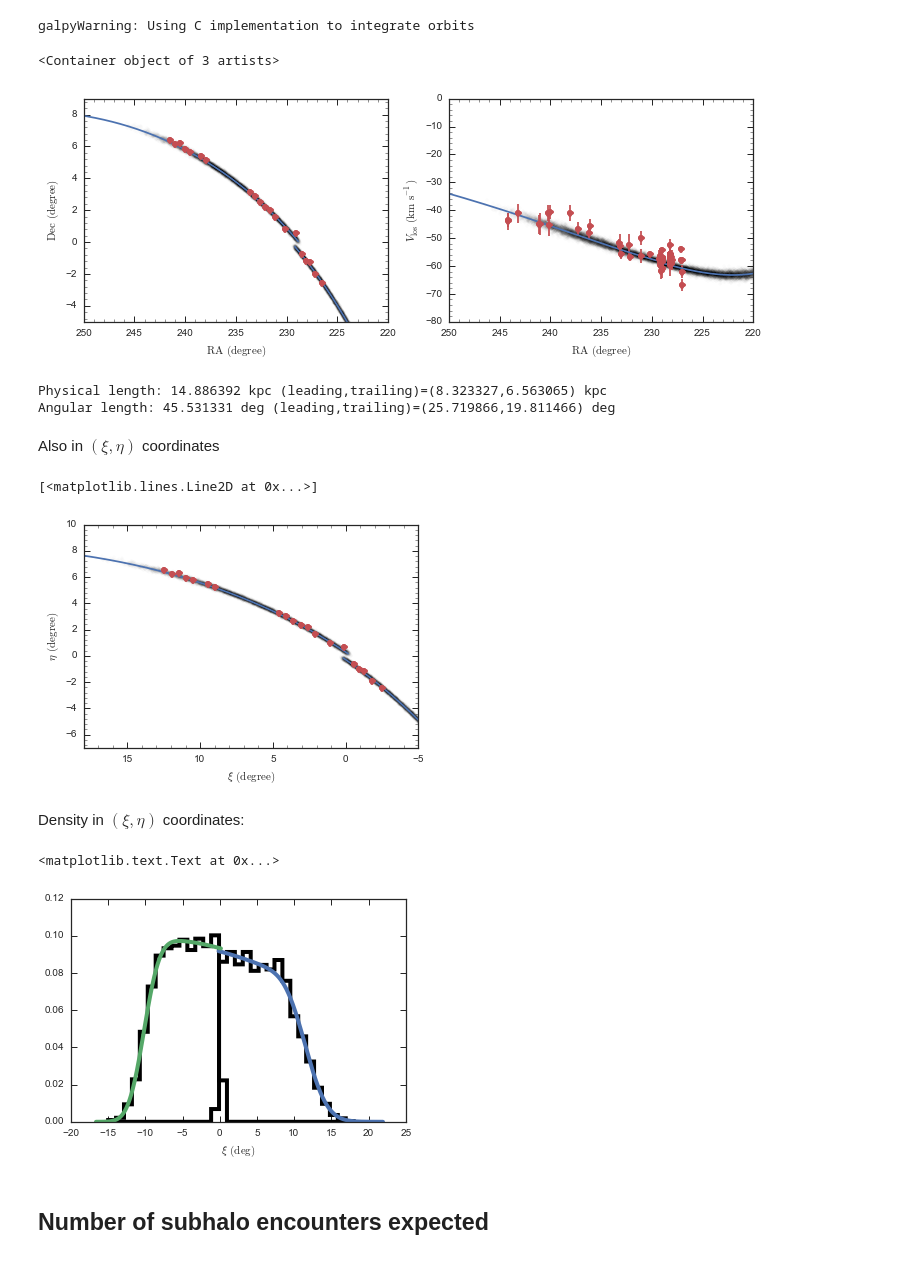
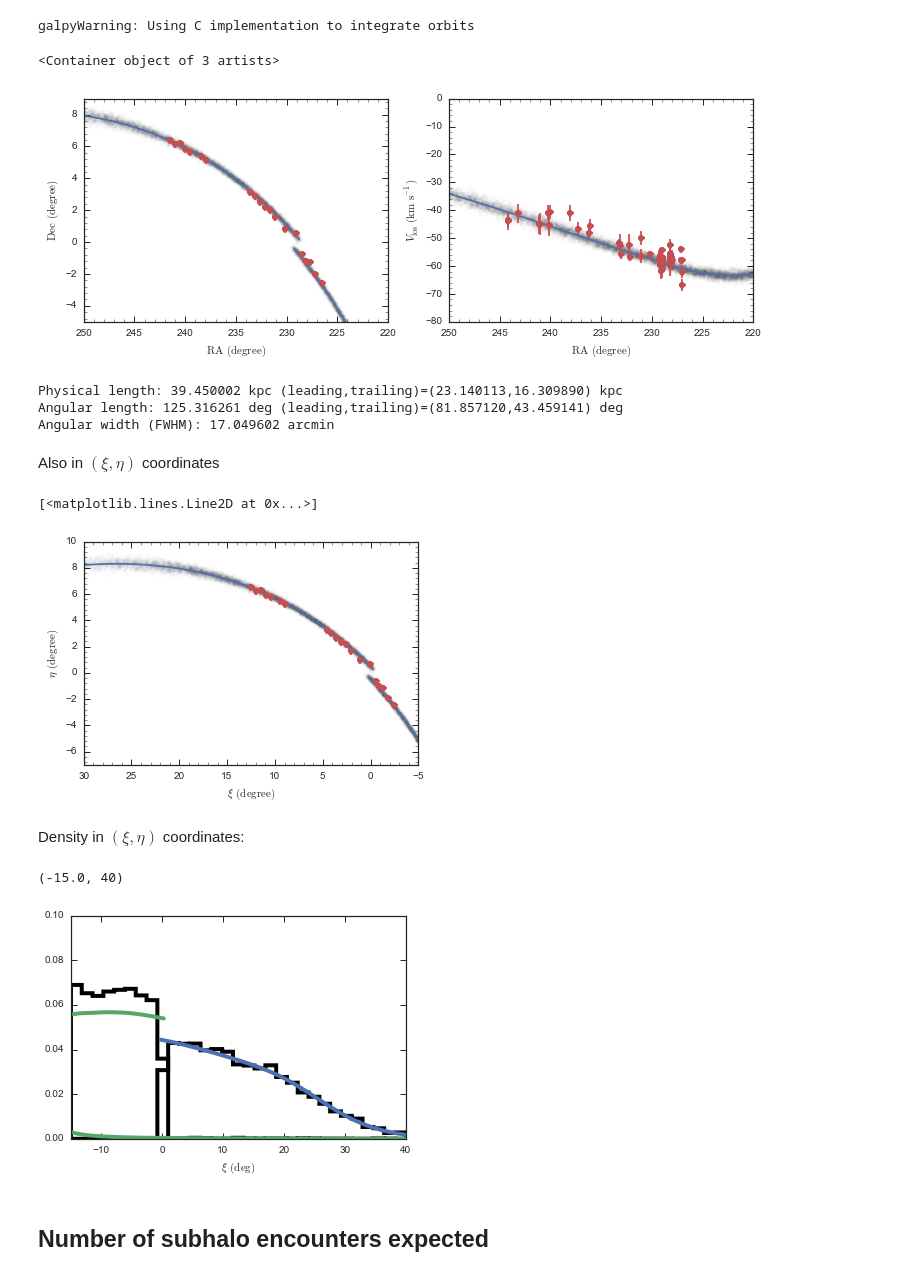
Before and after one commit to jobovy/streamgap-pepper, a Jupyter notebook: galpyPal5Model.ipynb, the cells around one changed output. Saved outputs shown, nothing was run; the diff lists cells and outputs as text; code cells hidden in the pictures.

```diff
--- a/galpyPal5Model.ipynb
+++ b/galpyPal5Model.ipynb
@@ -37,19 +37,19 @@ Setup the progenitor orbit and figure out a good actionAngleIsochroneApprox. We'
 prog= Orbit([229.018,-0.124,23.2,-2.296,-2.257,-58.7],radec=True,ro=R0,vo=V0,
             solarmotion=[-11.1,24.,7.25])
 aAI= actionAngleIsochroneApprox(pot=MWPotential2014,b=0.8)
-sigv= 0.365 #km/s, same as for GD-1 in my paper
+sigv= 0.6
 # %%
 sdf_trailing= streamdf(sigv/220.,progenitor=prog,
                        pot=MWPotential2014,aA=aAI,
                        leading=False,nTrackChunks=11,
-                       tdisrupt=4./bovy_conversion.time_in_Gyr(V0,R0),
+                       tdisrupt=5./bovy_conversion.time_in_Gyr(V0,R0),
                        Rnorm=R0,Vnorm=V0,R0=R0,
                        vsun=[-11.1,V0+24.,7.25],
                        custom_transform=pal5_util._TPAL5)
 sdf_leading= streamdf(sigv/220.,progenitor=prog,
                       pot=MWPotential2014,aA=aAI,
                       leading=True,nTrackChunks=11,
-                      tdisrupt=4./bovy_conversion.time_in_Gyr(V0,R0),
+                      tdisrupt=5./bovy_conversion.time_in_Gyr(V0,R0),
                       Rnorm=R0,Vnorm=V0,R0=R0,
                       vsun=[-11.1,V0+24.,7.25],
                       custom_transform=pal5_util._TPAL5)
@@ -202,7 +202,7 @@ errorbar(rvel_ra[:,0],rvel_ra[:,1],yerr=rvel_ra[:,2],
         ls='none',marker='o',color=sns.color_palette()[2])
 # %% [output]
 <Container object of 3 artists>
-[figure, old version]
+[figure, new version]
 # %%
 print "Physical length: %f kpc (leading,trailing)=(%f,%f) kpc" % \
     (sdf_leading.length(phys=True)+sdf_trailing.length(phys=True),
@@ -210,9 +210,11 @@ print "Physical length: %f kpc (leading,trailing)=(%f,%f) kpc" % \
 print "Angular length: %f deg (leading,trailing)=(%f,%f) deg" % \
     (sdf_leading.length(ang=True)+sdf_trailing.length(ang=True),
      sdf_leading.length(ang=True),sdf_trailing.length(ang=True))
+print "Angular width (FWHM): %f arcmin" % (2.355*60.*numpy.std(radec_sample_trailing[numpy.fabs(radec_sample_trailing[:,0]-235.) < .05,1]))
 # %% [output]
-Physical length: 14.886392 kpc (leading,trailing)=(8.323327,6.563065) kpc
-Angular length: 45.531331 deg (leading,trailing)=(25.719866,19.811466) deg
+Physical length: 39.450002 kpc (leading,trailing)=(23.140113,16.309890) kpc
+Angular length: 125.316261 deg (leading,trailing)=(81.857120,43.459141) deg
+Angular width (FWHM): 17.049602 arcmin
 # %% [markdown]
 Also in $(\xi,\eta)$ coordinates
 # %%
@@ -235,7 +237,7 @@ figsize(6,4)
 bovy_plot.bovy_plot(trackxieta_trailing[:,0],
                     trackxieta_trailing[:,1],
                     color=sns.color_palette()[0],
-                    xrange=[18.,-5.],
+                    xrange=[30.,-5.],
                     yrange=[-7.,10.],
                     xlabel=r'$\xi\,(\mathrm{degree})$',
                     ylabel=r'$\eta\,(\mathrm{degree})$')
@@ -251,24 +253,26 @@ plot(pos_xieta[:,0],pos_xieta[:,1],
         ls='none',marker='o',color=sns.color_palette()[2])
 # %% [output]
 [<matplotlib.lines.Line2D at 0x...>]
-[figure, old version]
+[figure, new version]
 # %% [markdown]
 Density in $(\xi,\eta)$ coordinates:
 # %%
 dens_xi= numpy.array([sdf_trailing.density_par(x,coord='customra') for x in sdf_trailing._interpolatedThetasTrack])
 plot(trackxieta_trailing[:,0],
      dens_xi/numpy.sum(dens_xi*(
      numpy.roll(trackxieta_trailing[:,0],-1)-trackxieta_trailing[:,0])),lw=4.)
-dum= hist(xieta_sample_trailing[:,0],range=[-15.,18.],bins=31,normed=True,histtype='step',lw=4.,color='k')
+dum= hist(xieta_sample_trailing[:,0],range=[-15.,40.],bins=31,normed=True,histtype='step',lw=4.,color='k')
 dens_xi= numpy.array([sdf_leading.density_par(x,coord='customra') for x in sdf_leading._interpolatedThetasTrack])
 plot(trackxieta_leading[:,0],
      -dens_xi/numpy.sum(dens_xi*(
      numpy.roll(trackxieta_leading[:,0],-1)-trackxieta_leading[:,0])),lw=4.)
-dum= hist(xieta_sample_leading[:,0],range=[-15.,18.],bins=31,normed=True,histtype='step',lw=4.,color='k')
+dum= hist(xieta_sample_leading[:,0],range=[-15.,40.],bins=31,normed=True,histtype='step',lw=4.,color='k')
 xlabel(r'$\xi\,(\mathrm{deg})$')
+ylim(0.,0.1)
+xlim(-15.,40)
 # %% [output]
-<matplotlib.text.Text at 0x...>
+(-15.0, 40)
-[figure, old version]
+[figure, new version]
 # %% [markdown]
 ## Number of subhalo encounters expected
 # %%
```
Also changed, not shown: parts of 2 cells of this notebook, 2 other files.
